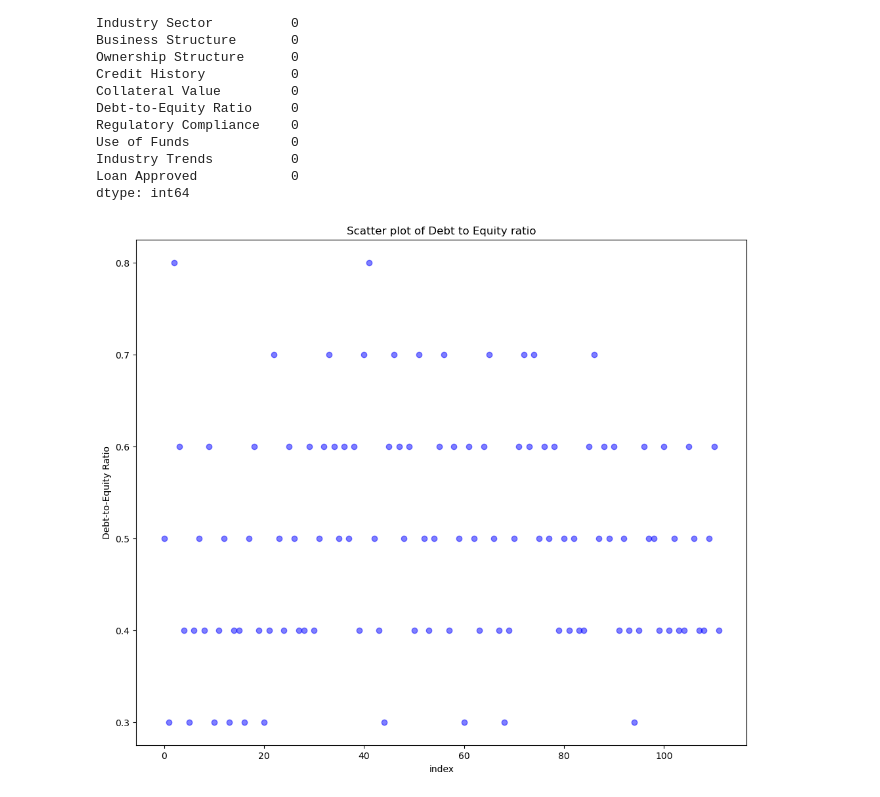
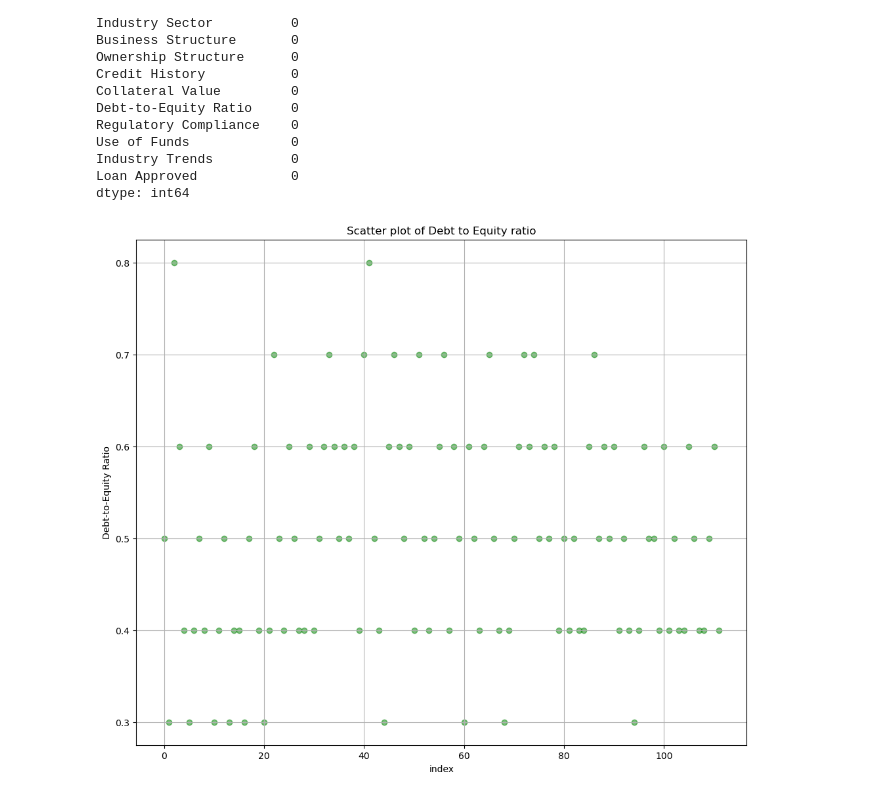
Before and after one commit to GoldenEye37/loan-approval-using-machine-learning-and-external-data-sources, a Jupyter notebook: loan_approval_using_machine_learning_and_external_data_sources.ipynb, the cells around one changed output. Drawn from its saved outputs; the diff is of its cells as text; code cells hidden in the pictures.

```diff
--- a/loan_approval_using_machine_learning_and_external_data_sources.ipynb
+++ b/loan_approval_using_machine_learning_and_external_data_sources.ipynb
@@ -1057,12 +1057,13 @@ dtype: int64
 # %%
 # Plot debt to equity ratio plot
 debt_to_equity_ratio_column = modified_loan_dataset["Debt-to-Equity Ratio"]
 
 plt.figure(figsize=(12, 10))
-plt.scatter(range(len(debt_to_equity_ratio_column)), debt_to_equity_ratio_column, color='blue', alpha=0.5)
+plt.scatter(range(len(debt_to_equity_ratio_column)), debt_to_equity_ratio_column, color='green', alpha=0.5)
 plt.title("Scatter plot of Debt to Equity ratio")
 plt.xlabel("index")
 plt.ylabel("Debt-to-Equity Ratio")
+plt.grid(True)
 plt.show();
 # %% [output]
-[figure, old version]
+[figure, new version]
```
Also changed, not shown: parts of 2 cells of this notebook.
